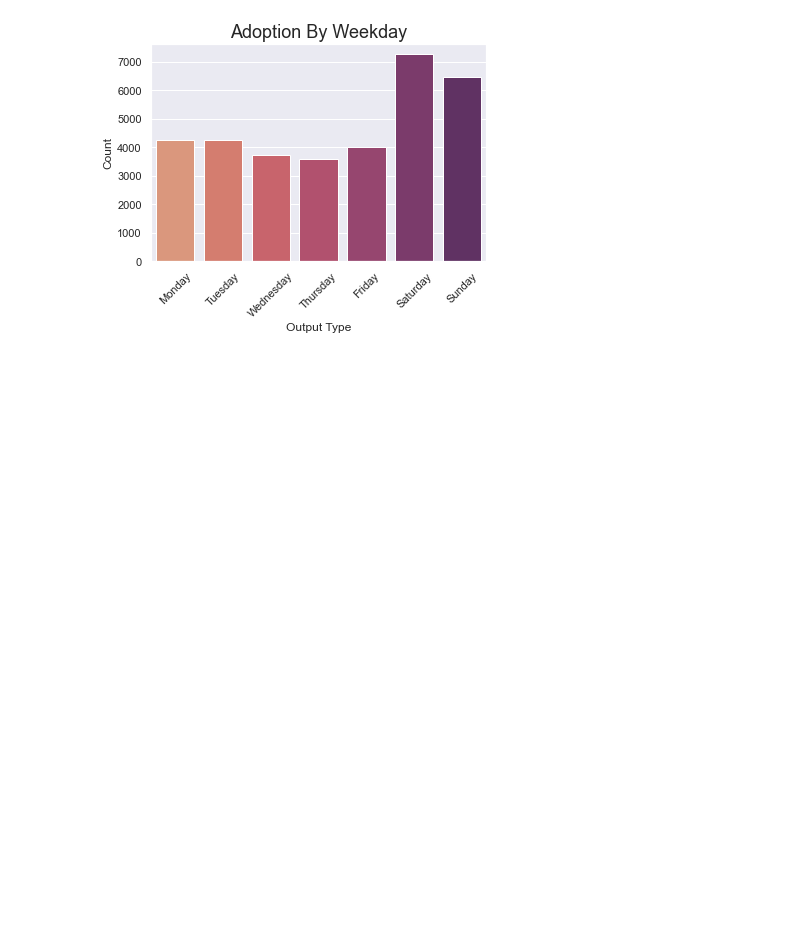
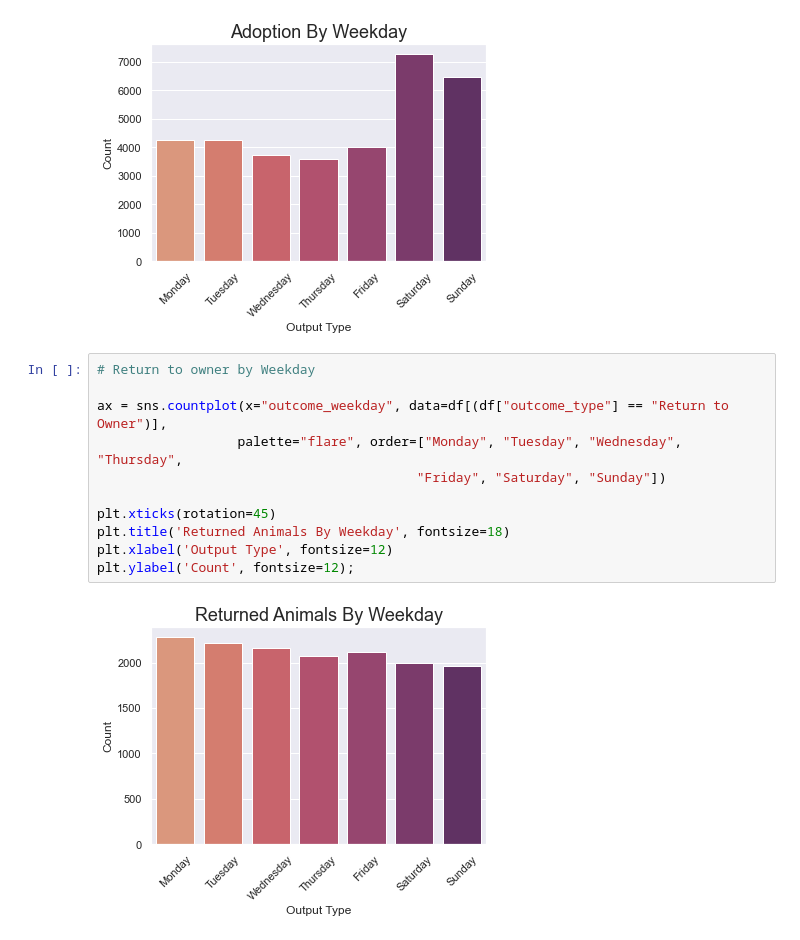
Before and after one commit to hookjamesa/austin_animal_shelter_analysis, a Jupyter notebook: visual_analysis.ipynb, the cells around one changed output. Drawn from its saved outputs; the diff is of its cells as text; blank space fills up the shorter version.

```diff
--- a/visual_analysis.ipynb
+++ b/visual_analysis.ipynb
@@ -247,3 +258,16 @@ plt.xlabel('Output Type', fontsize=12)
 plt.ylabel('Count', fontsize=12);
 # %% [output]
 [figure]
+# %%
+# Return to owner by Weekday
+
+ax = sns.countplot(x="outcome_weekday", data=df[(df["outcome_type"] == "Return to Owner")],
+                  palette="flare", order=["Monday", "Tuesday", "Wednesday", "Thursday",
+                                         "Friday", "Saturday", "Sunday"])
+
+plt.xticks(rotation=45)
+plt.title('Returned Animals By Weekday', fontsize=18)
+plt.xlabel('Output Type', fontsize=12)
+plt.ylabel('Count', fontsize=12);
+# %% [output]
+[figure, added]
```
Also changed, not shown: parts of 10 cells of this notebook.
